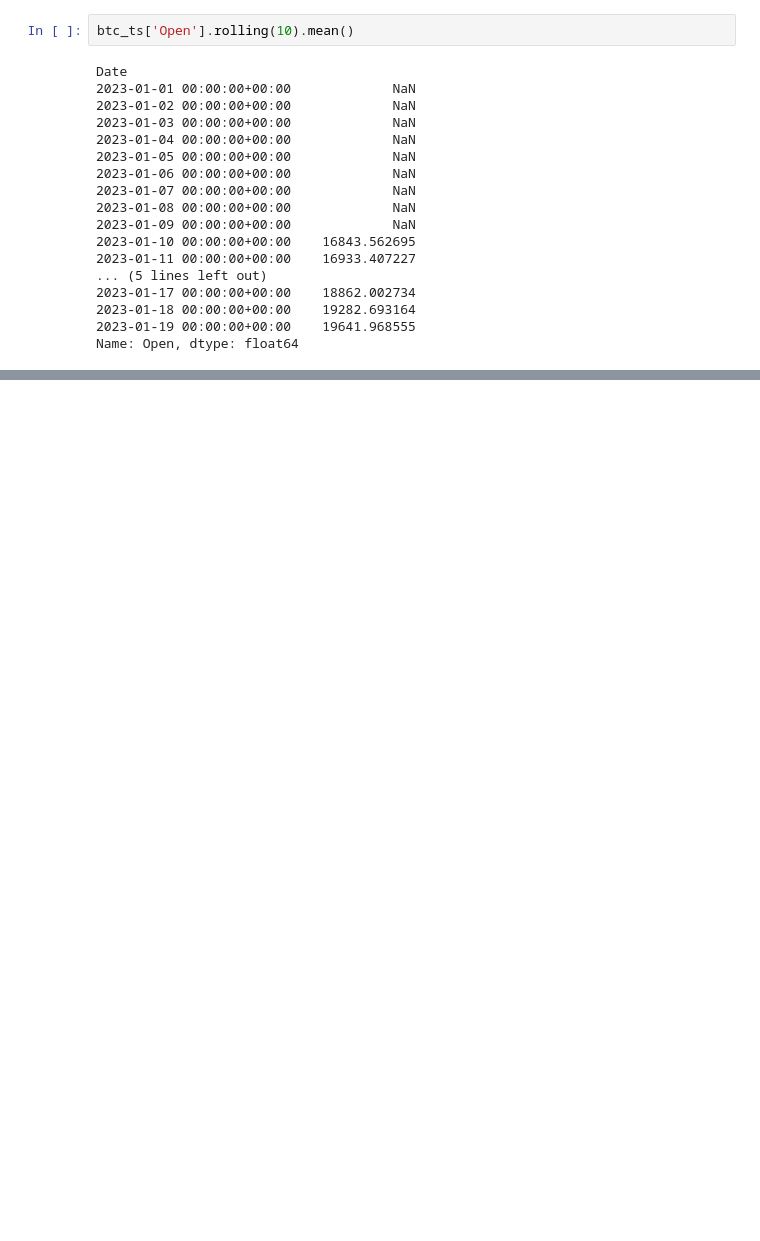
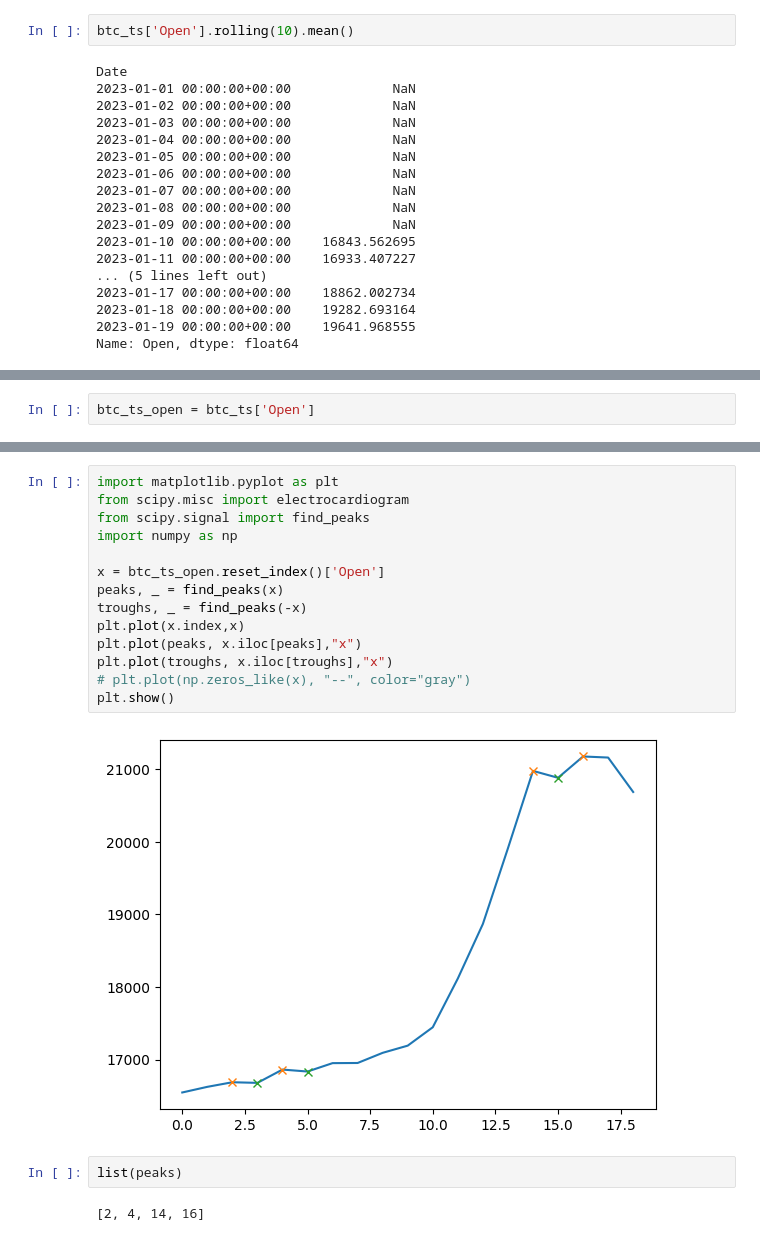
Before and after one commit to KhanNot/GP_trading_strategies, a Jupyter notebook: main.ipynb, the cells around one changed output, grey strips where cells are left out. Cells and saved outputs as stored; diff of their text form; blank space fills up the shorter version.

```diff
--- a/main.ipynb
+++ b/main.ipynb
@@ -72,0 +58,2 @@ import random
+# %%
+btc_ts_open = btc_ts['Open']
@@ -72,0 +77,20 @@ import random
+# %%
+import matplotlib.pyplot as plt
+from scipy.misc import electrocardiogram
+from scipy.signal import find_peaks
+import numpy as np
+
+x = btc_ts_open.reset_index()['Open']
+peaks, _ = find_peaks(x)
+troughs, _ = find_peaks(-x)
+plt.plot(x.index,x)
+plt.plot(peaks, x.iloc[peaks],"x")
+plt.plot(troughs, x.iloc[troughs],"x")
+# plt.plot(np.zeros_like(x), "--", color="gray")
+plt.show()
+# %% [output]
+[figure, added]
+# %%
+list(peaks)
+# %% [output]
+[2, 4, 14, 16]
```
Also changed, not shown: parts of 16 cells of this notebook, 8 other files.
